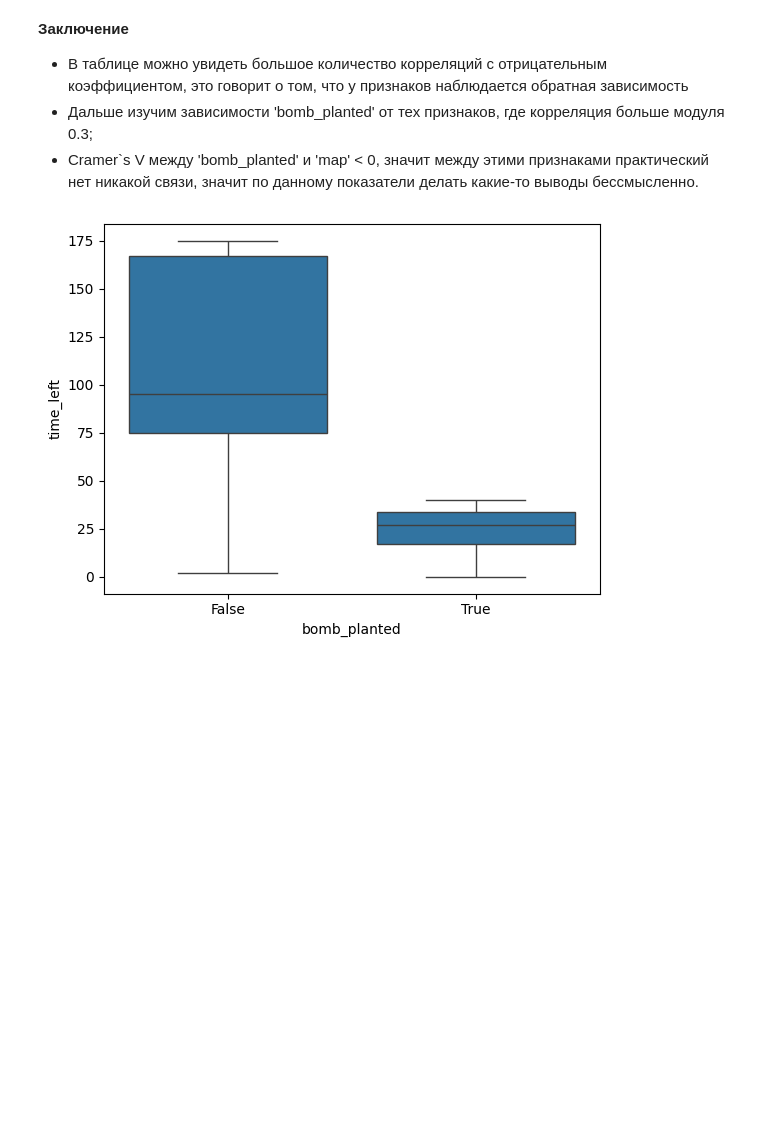
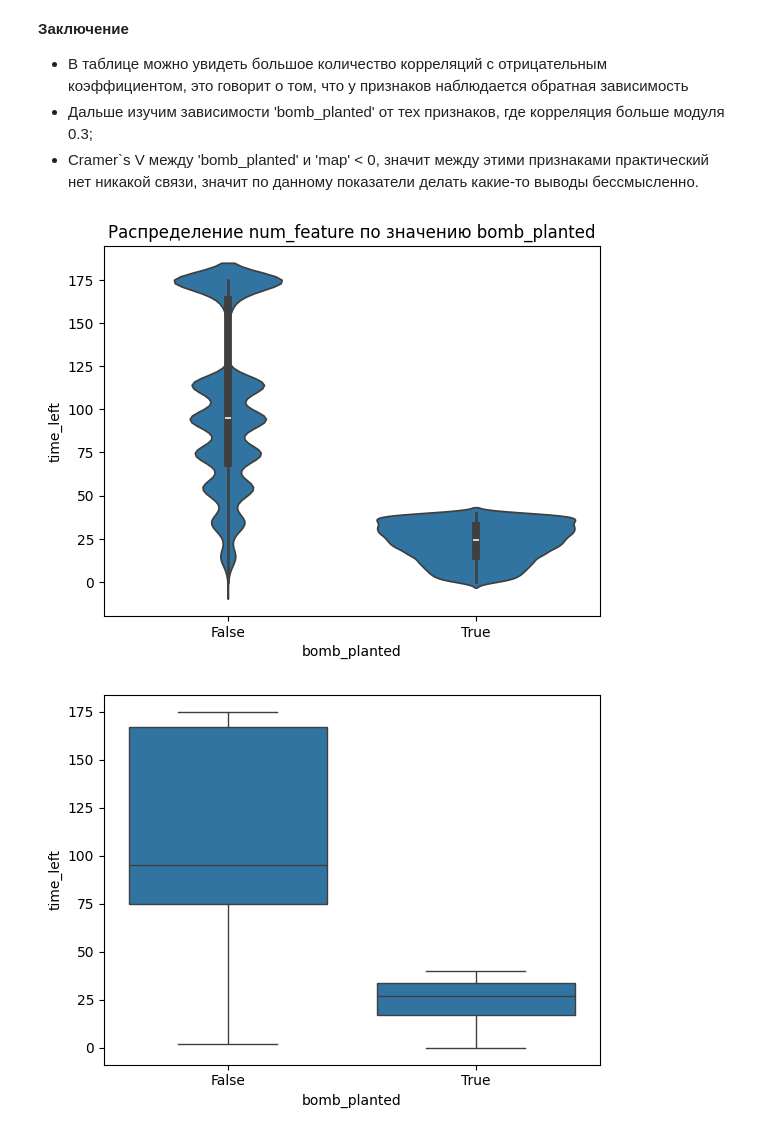
Before and after one commit to SergeyMotynga/OMSTU, a Jupyter notebook: ML/laboratory/lab_0/classification_EDA/classification.ipynb, the cells around one changed output. Saved outputs shown, nothing was run; the diff lists cells and outputs as text; code cells hidden in the pictures; blank space fills up the shorter version.

```diff
--- a/ML/laboratory/lab_0/classification_EDA/classification.ipynb
+++ b/ML/laboratory/lab_0/classification_EDA/classification.ipynb
@@ -839,6 +841,18 @@ NameError: name 'chi2_contingency' is not defined
 - В таблице можно увидеть большое количество корреляций с отрицательным коэффициентом, это говорит о том, что у признаков наблюдается обратная зависимость
 - Дальше изучим зависимости 'bomb_planted' от тех признаков, где корреляция больше модуля 0.3;
 - Cramer`s V между 'bomb_planted' и 'map' < 0, значит между этими признаками практический нет никакой связи, значит по данному показатели делать какие-то выводы бессмысленно.
+# %%
+import seaborn as sns
+import matplotlib.pyplot as plt
+
+# Предположим, что числовая переменная называется 'num_feature'
+sns.violinplot(x='bomb_planted', y='time_left', data=data_filtered)
+plt.title('Распределение num_feature по значению bomb_planted')
+plt.xlabel('bomb_planted')
+plt.ylabel('time_left')
+plt.show()
+# %% [output]
+[figure, added]
 # %%
 # Зависимость 'bomb_planted' от 'time_left'
 
```
Also changed, not shown: parts of 8 cells of this notebook.
